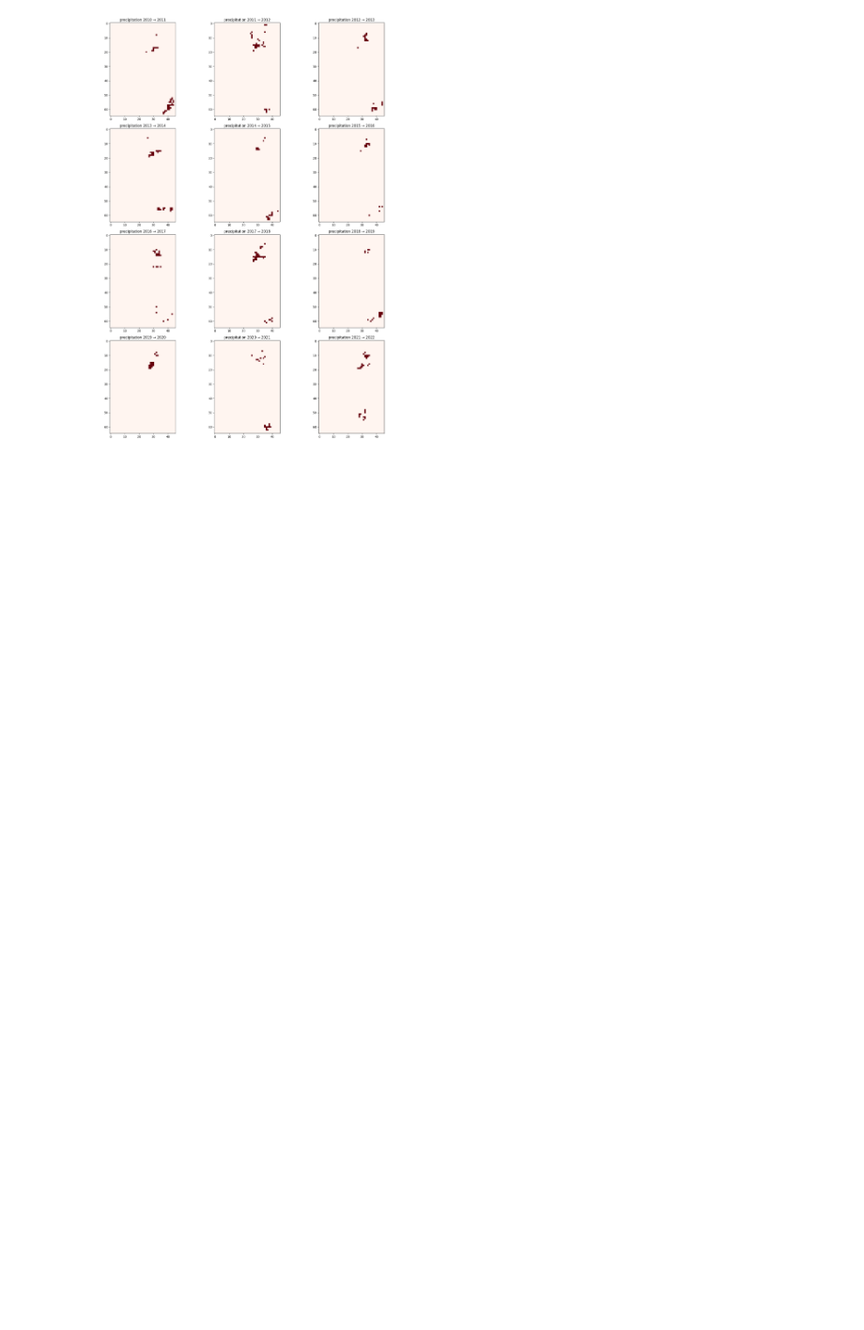
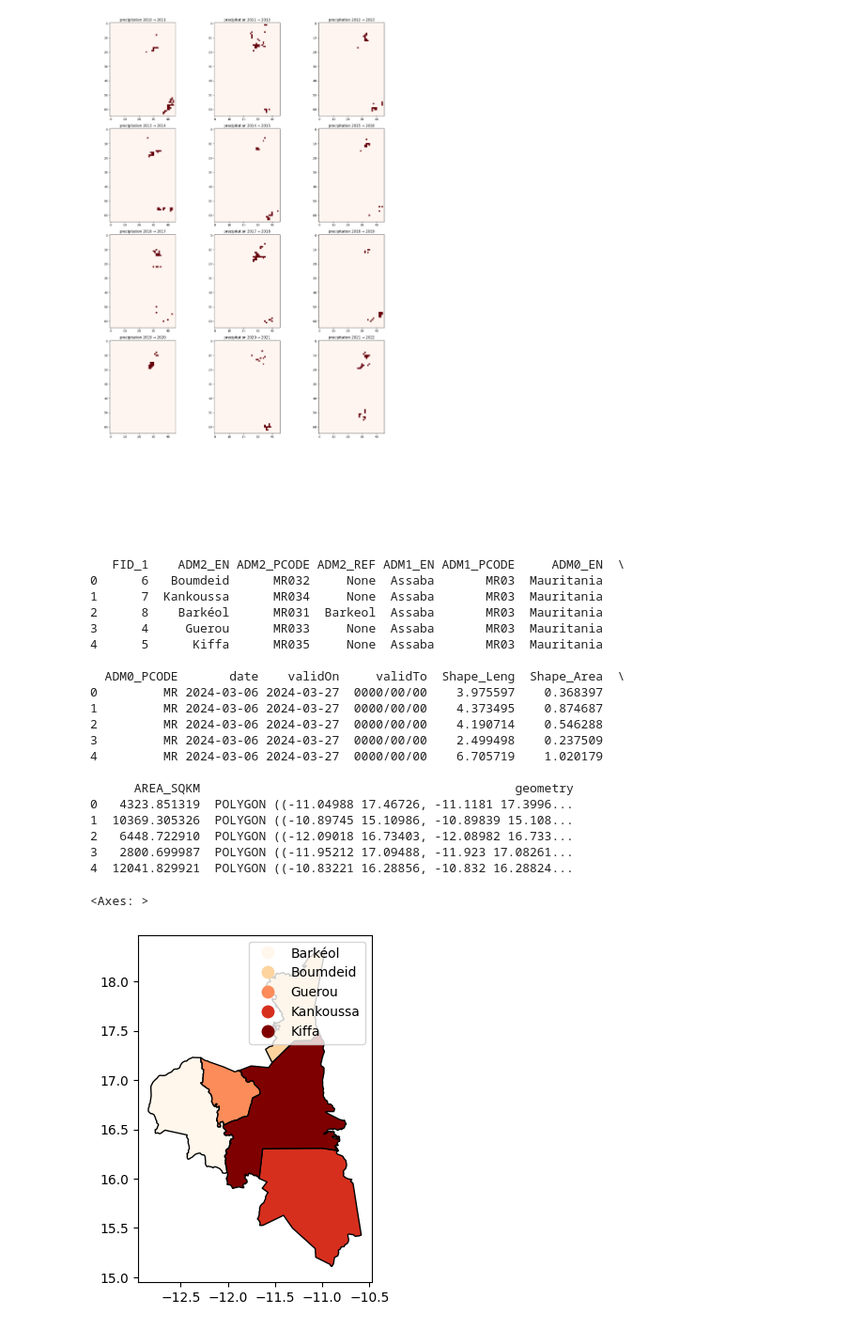
Before and after one commit to filippostaffoni/UNCCD-G20_STARTHACK2025_SRTG, a Jupyter notebook: GPP.ipynb, the cells around one changed output. Shown: that part at 94% size. Cells and saved outputs as stored; diff of their text form; code cells hidden in the pictures; blank space fills up the shorter version.

Commit message:
regions

```diff
--- a/GPP.ipynb
+++ b/GPP.ipynb
@@ -726,3 +726,37 @@ plt.tight_layout()
 plt.show()
 # %% [output]
 [figure]
+# %%
+import geopandas as gpd
+
+# Carichiamo lo shapefile delle regioni del Sahel (confini amministrativi o ecoregioni)
+sahel_zones = gpd.read_file("/content/Datasets_Hackathon/Admin_layers/Assaba_Region_layer.shp")
+
+# Visualizziamo le prime righe per controllare i dati
+print(sahel_zones.head())
+
+# Plot della mappa del Sahel
+sahel_zones.plot(column="ADM2_EN", cmap="OrRd", edgecolor="black", legend=True)
+# %% [output]
+   FID_1    ADM2_EN ADM2_PCODE ADM2_REF ADM1_EN ADM1_PCODE     ADM0_EN  \
+0      6   Boumdeid      MR032     None  Assaba       MR03  Mauritania
+1      7  Kankoussa      MR034     None  Assaba       MR03  Mauritania
+2      8    Barkéol      MR031  Barkeol  Assaba       MR03  Mauritania
+3      4     Guerou      MR033     None  Assaba       MR03  Mauritania
+4      5      Kiffa      MR035     None  Assaba       MR03  Mauritania
+
+  ADM0_PCODE       date    validOn     validTo  Shape_Leng  Shape_Area  \
+0         MR 2024-03-06 2024-03-27  0000/00/00    3.975597    0.368397
+1         MR 2024-03-06 2024-03-27  0000/00/00    4.373495    0.874687
+2         MR 2024-03-06 2024-03-27  0000/00/00    4.190714    0.546288
+3         MR 2024-03-06 2024-03-27  0000/00/00    2.499498    0.237509
+4         MR 2024-03-06 2024-03-27  0000/00/00    6.705719    1.020179
+
+      AREA_SQKM                                           geometry
+0   4323.851319  POLYGON ((-11.04988 17.46726, -11.1181 17.3996...
+1  10369.305326  POLYGON ((-10.89745 15.10986, -10.89839 15.108...
+2   6448.722910  POLYGON ((-12.09018 16.73403, -12.08982 16.733...
+3   2800.699987  POLYGON ((-11.95212 17.09488, -11.923 17.08261...
+4  12041.829921  POLYGON ((-10.83221 16.28856, -10.832 16.28824...
+<Axes: >
+[figure, added]
```
